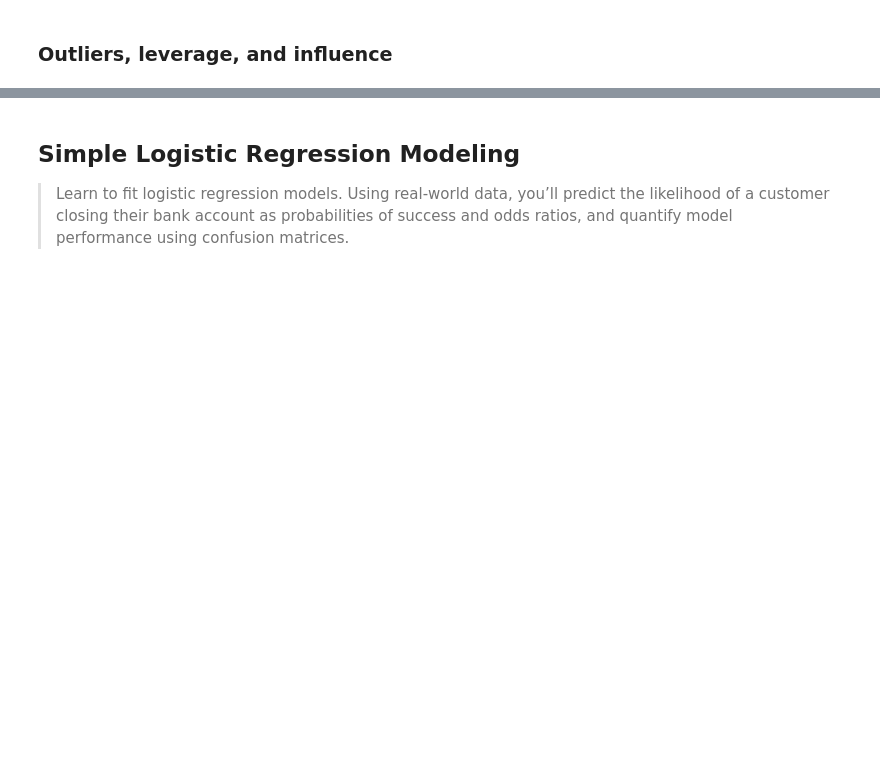
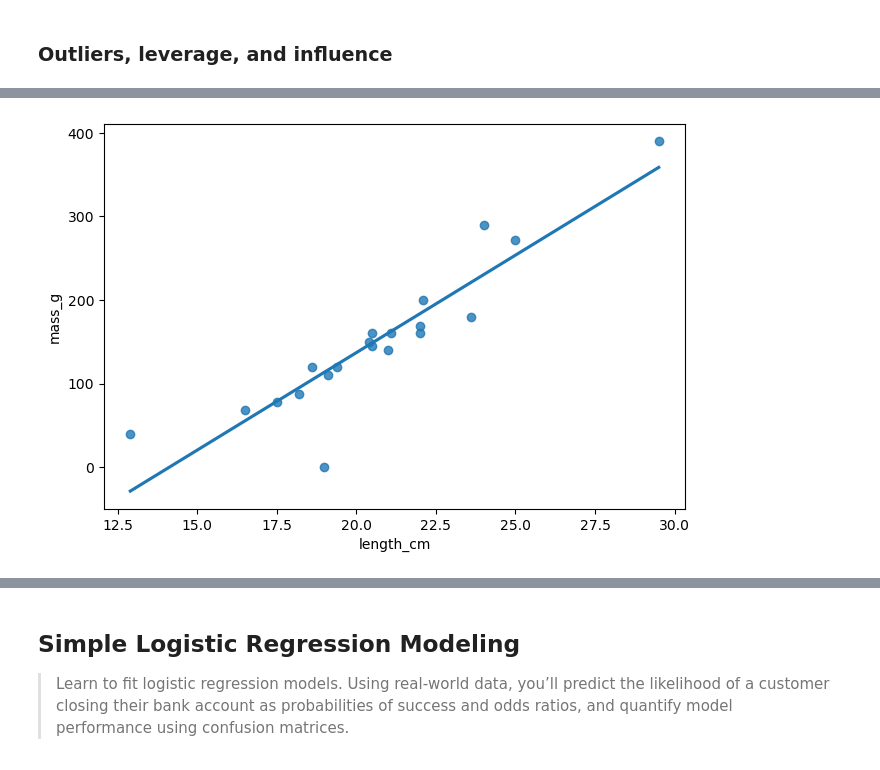
Before and after one commit to anhhaibkhn/Data-Science-selfstudy-notes-Blog, a Jupyter notebook: _notebooks/Introduction to Regression with statsmodels in Python/2022-11-16-Introduction to Regression with statsmodels in Python.ipynb, the cells around one changed output, grey strips where cells are left out. Saved outputs shown, nothing was run; the diff lists cells and outputs as text; code cells hidden in the pictures; blank space fills up the shorter version.

```diff
--- a/_notebooks/Introduction to Regression with statsmodels in Python/2022-11-16-Introduction to Regression with statsmodels in Python.ipynb
+++ b/_notebooks/Introduction to Regression with statsmodels in Python/2022-11-16-Introduction to Regression with statsmodels in Python.ipynb
@@ -1176,0 +1391,11 @@ print(mdl_click_vs_impression_trans.summary())
+# %%
+# The fish dataset: bream
+roach = fish[fish["species"] == "Roach"]
+# Which points are outliers?
+sns.regplot(x="length_cm",
+            y="mass_g",
+            data=roach,
+            ci=None)
+plt.show()
+# %% [output]
+[figure, added]
```
Also changed, not shown: parts of 84 cells of this notebook, 18 other files.
